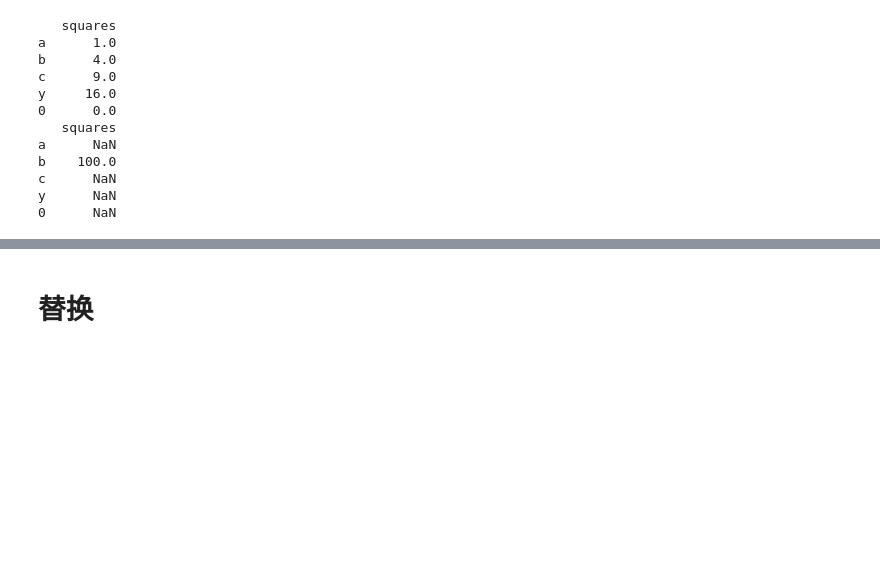
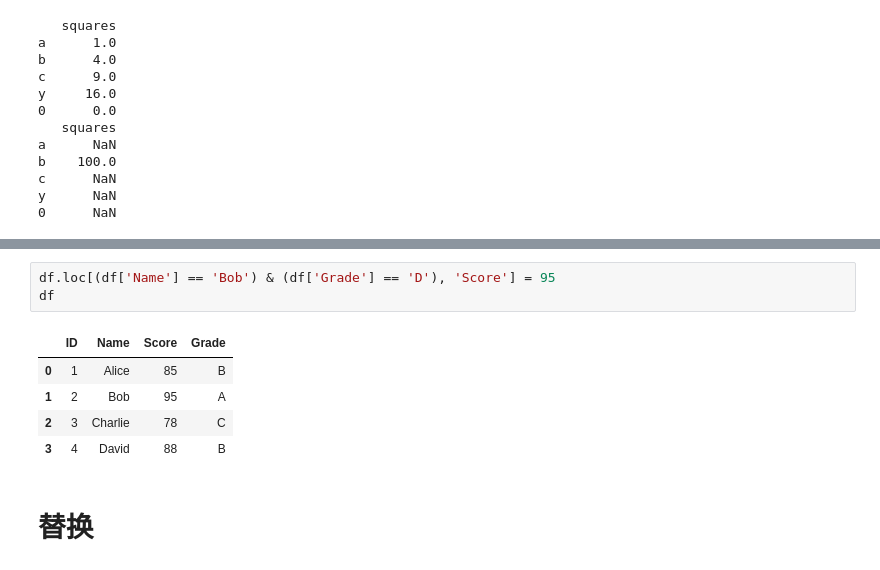
Before and after one commit to tcfh2016/knowledge-map, a Jupyter notebook: Techs/data-science/pandas/crud/update/dataframe_update.ipynb, the cells around one changed output, grey strips where cells are left out. Cells and saved outputs as stored; diff of their text form; blank space fills up the shorter version.

```diff
--- a/Techs/data-science/pandas/crud/update/dataframe_update.ipynb
+++ b/Techs/data-science/pandas/crud/update/dataframe_update.ipynb
@@ -95,3 +112,12 @@ y      NaN
+# %%
+df.loc[(df['Name'] == 'Bob') & (df['Grade'] == 'D'), 'Score'] = 95
+df
+# %% [output]
+|  | ID | Name | Score | Grade |
+| 0 | 1 | Alice | 85 | B |
+| 1 | 2 | Bob | 95 | A |
+| 2 | 3 | Charlie | 78 | C |
+| 3 | 4 | David | 88 | B |
 # %% [markdown]
 # 替换
 # %% [markdown]
```
Also changed, not shown: parts of 1 cell of this notebook, 1 other file.
